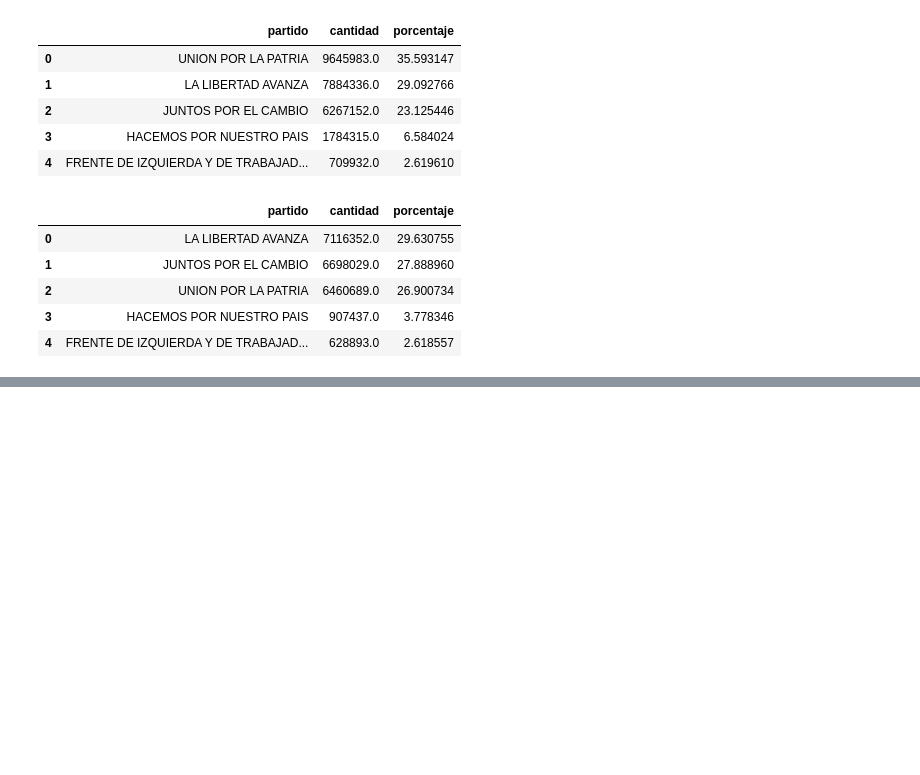
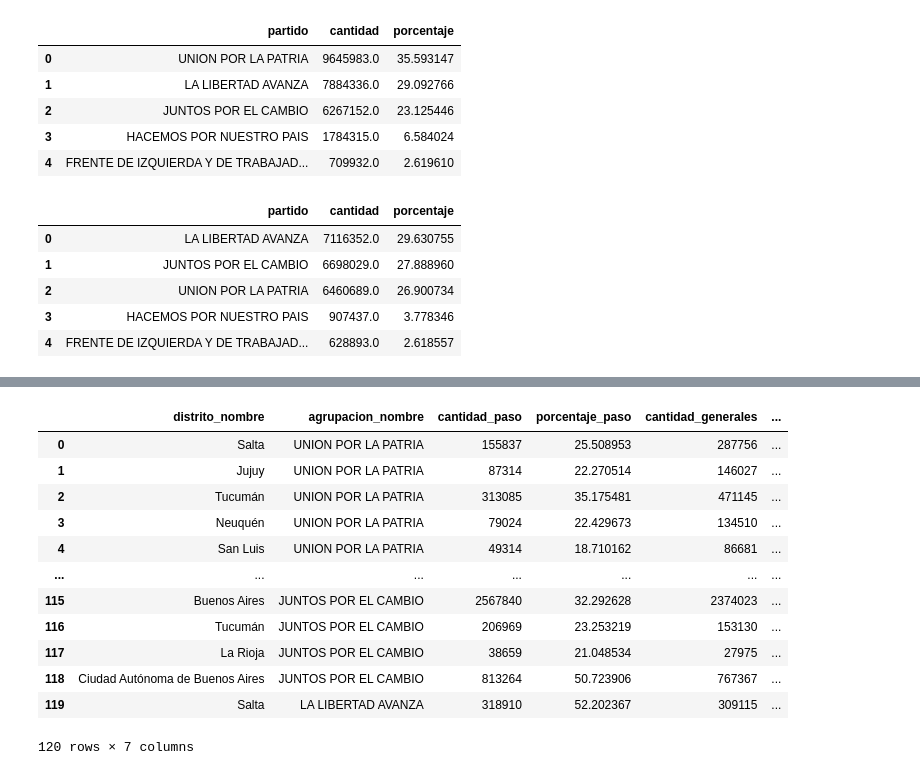
Before and after one commit to agusvaser/TP-Final-infovis, a Jupyter notebook: analisis.ipynb, the cells around one changed output, grey strips where cells are left out. Drawn from its saved outputs; the diff is of its cells as text; code cells hidden in the pictures; blank space fills up the shorter version.

```diff
--- a/analisis.ipynb
+++ b/analisis.ipynb
@@ -151,0 +156,16 @@ chart_table1
+# %%
+votos_por_partido_y_provincia = pd.read_csv('/Users/agusvaser/Documents/ITBA/2023/2ndo cuatri/Visualización de la Información/Trabajo Practico/evolucion_elecciones.csv')
+# %% [output]
+|  | distrito_nombre | agrupacion_nombre | cantidad_paso | porcentaje_paso | cantidad_generales | ... |
+| 0 | Salta | UNION POR LA PATRIA | 155837 | 25.508953 | 287756 | ... |
+| 1 | Jujuy | UNION POR LA PATRIA | 87314 | 22.270514 | 146027 | ... |
+| 2 | Tucumán | UNION POR LA PATRIA | 313085 | 35.175481 | 471145 | ... |
+| 3 | Neuquén | UNION POR LA PATRIA | 79024 | 22.429673 | 134510 | ... |
+| 4 | San Luis | UNION POR LA PATRIA | 49314 | 18.710162 | 86681 | ... |
+| ... | ... | ... | ... | ... | ... | ... |
+| 115 | Buenos Aires | JUNTOS POR EL CAMBIO | 2567840 | 32.292628 | 2374023 | ... |
+| 116 | Tucumán | JUNTOS POR EL CAMBIO | 206969 | 23.253219 | 153130 | ... |
+| 117 | La Rioja | JUNTOS POR EL CAMBIO | 38659 | 21.048534 | 27975 | ... |
+| 118 | Ciudad Autónoma de Buenos Aires | JUNTOS POR EL CAMBIO | 813264 | 50.723906 | 767367 | ... |
+| 119 | Salta | LA LIBERTAD AVANZA | 318910 | 52.202367 | 309115 | ... |
+120 rows × 7 columns
```
Also changed, not shown: parts of 4 cells of this notebook.
